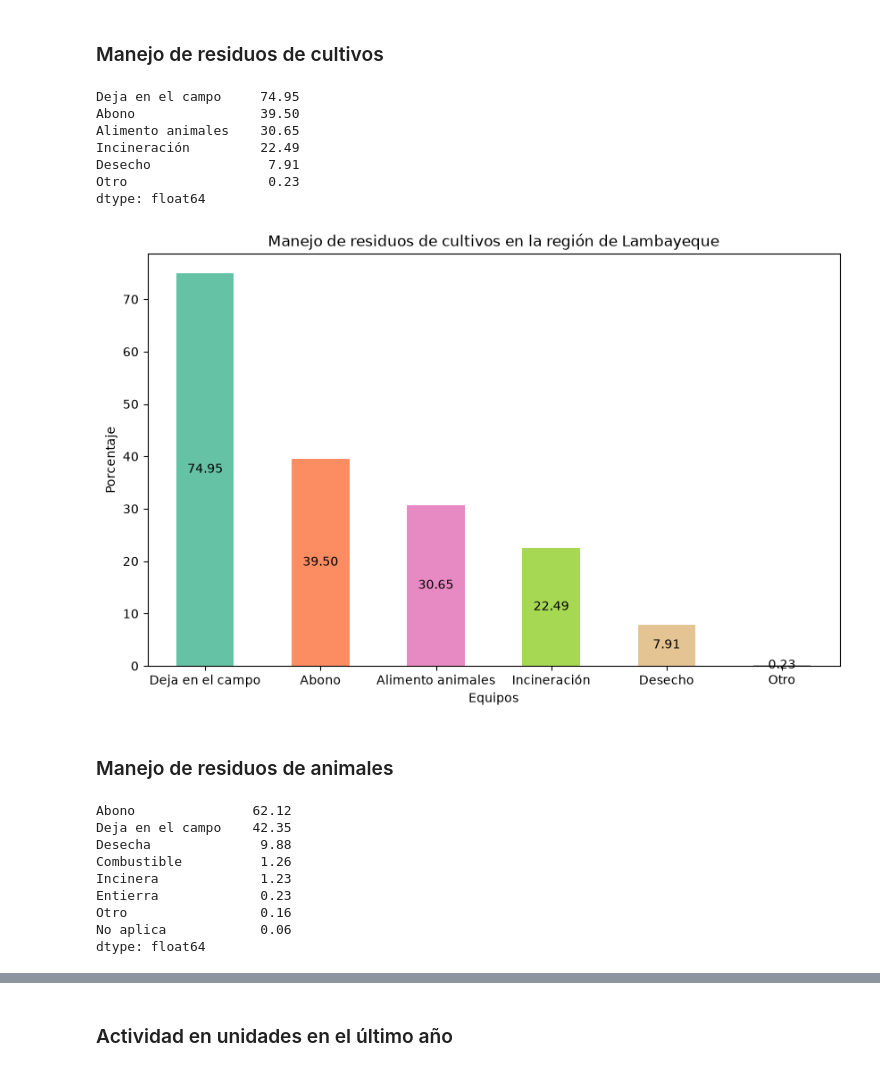
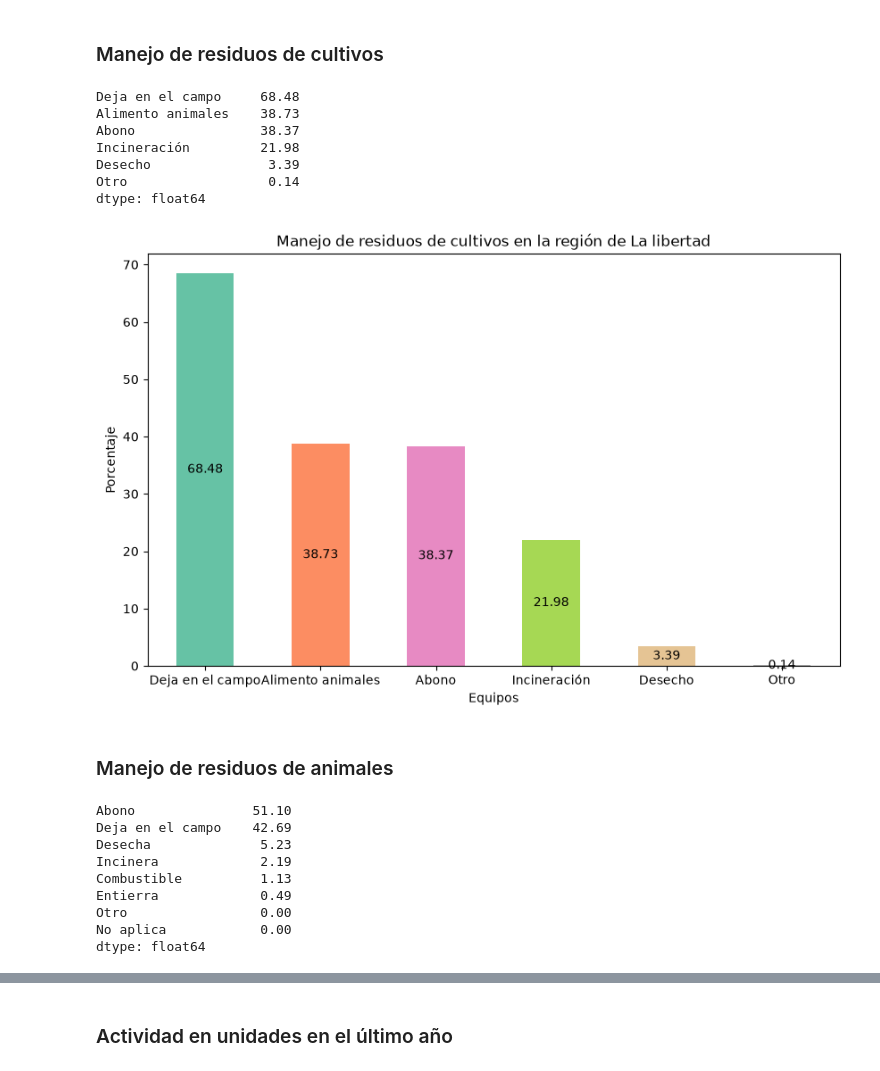
Before and after one commit to matiasrg/Proyecto-PCDA, a Jupyter notebook: scripts/05_CAP600.ipynb, the cells around one changed output, grey strips where cells are left out. Cells and saved outputs as stored; diff of their text form; code cells hidden in the pictures.

```diff
--- a/scripts/05_CAP600.ipynb
+++ b/scripts/05_CAP600.ipynb
@@ -66,48 +66,48 @@ manejo_res_cult = {
 columnas_manejo_res_cult = list(manejo_res_cult.keys())
 # %%
 frec_manejo_res_cult = (
-    df_ancash[columnas_manejo_res_cult]
+    df_lalibertad[columnas_manejo_res_cult]
     .sum()
     .sort_values(ascending=False)
     .rename(index=manejo_res_cult)
 )
 
-frec_manejo_res_cult = (frec_manejo_res_cult/len(df_ancash)*100).round(2)
+frec_manejo_res_cult = (frec_manejo_res_cult/len(df_lalibertad)*100).round(2)
 frec_manejo_res_cult
 # %% [output]
-Deja en el campo     74.95
-Abono                39.50
-Alimento animales    30.65
-Incineración         22.49
-Desecho               7.91
-Otro                  0.23
+Deja en el campo     68.48
+Alimento animales    38.73
+Abono                38.37
+Incineración         21.98
+Desecho               3.39
+Otro                  0.14
 dtype: float64
 # %%
 cmap = plt.get_cmap("Set2", len(frec_manejo_res_cult))
 colores = [cmap(i) for i in range(len(frec_manejo_res_cult))]
 
 gr_reg_manejo_res_cult = frec_manejo_res_cult.plot(
     kind = "bar",
     stacked = False,
     figsize = (10, 6),
     color = colores,
 )
-gr_reg_manejo_res_cult.set_title("Manejo de residuos de cultivos en la región de Lambayeque")
+gr_reg_manejo_res_cult.set_title("Manejo de residuos de cultivos en la región de La libertad")
 gr_reg_manejo_res_cult.set_xlabel("Equipos")
 gr_reg_manejo_res_cult.set_ylabel("Porcentaje")
 
 
 for container in gr_reg_manejo_res_cult.containers:
     gr_reg_manejo_res_cult.bar_label(
         container,
         fmt = "%.2f",
         label_type = "center",
         fontsize = 10
     )
 plt.xticks(rotation = 0)
 plt.show()
 # %% [output]
-[figure, old version]
+[figure, new version]
 # %% [markdown]
 ### Manejo de residuos de animales
 # %%
@@ -125,23 +125,23 @@ manejo_res_anim = {
 columnas_manejo_res_anim = list(manejo_res_anim.keys())
 # %%
 frec_manejo_res_anim = (
-    df_ancash[columnas_manejo_res_anim]
+    df_lalibertad[columnas_manejo_res_anim]
     .sum()
     .sort_values(ascending=False)
     .rename(index = manejo_res_anim)
 )
 
-frer_manejo_res_anim = (frec_manejo_res_anim/len(df_ancash)*100).round(2)
+frer_manejo_res_anim = (frec_manejo_res_anim/len(df_lalibertad)*100).round(2)
 frer_manejo_res_anim
 # %% [output]
-Abono               62.12
-Deja en el campo    42.35
-Desecha              9.88
-Combustible          1.26
-Incinera             1.23
-Entierra             0.23
-Otro                 0.16
-No aplica            0.06
+Abono               51.10
+Deja en el campo    42.69
+Desecha              5.23
+Incinera             2.19
+Combustible          1.13
+Entierra             0.49
+Otro                 0.00
+No aplica            0.00
 dtype: float64
 # %%
 cmap = plt.get_cmap("Set2", len(frer_manejo_res_anim))
```
Also changed, not shown: parts of 14 cells of this notebook.
